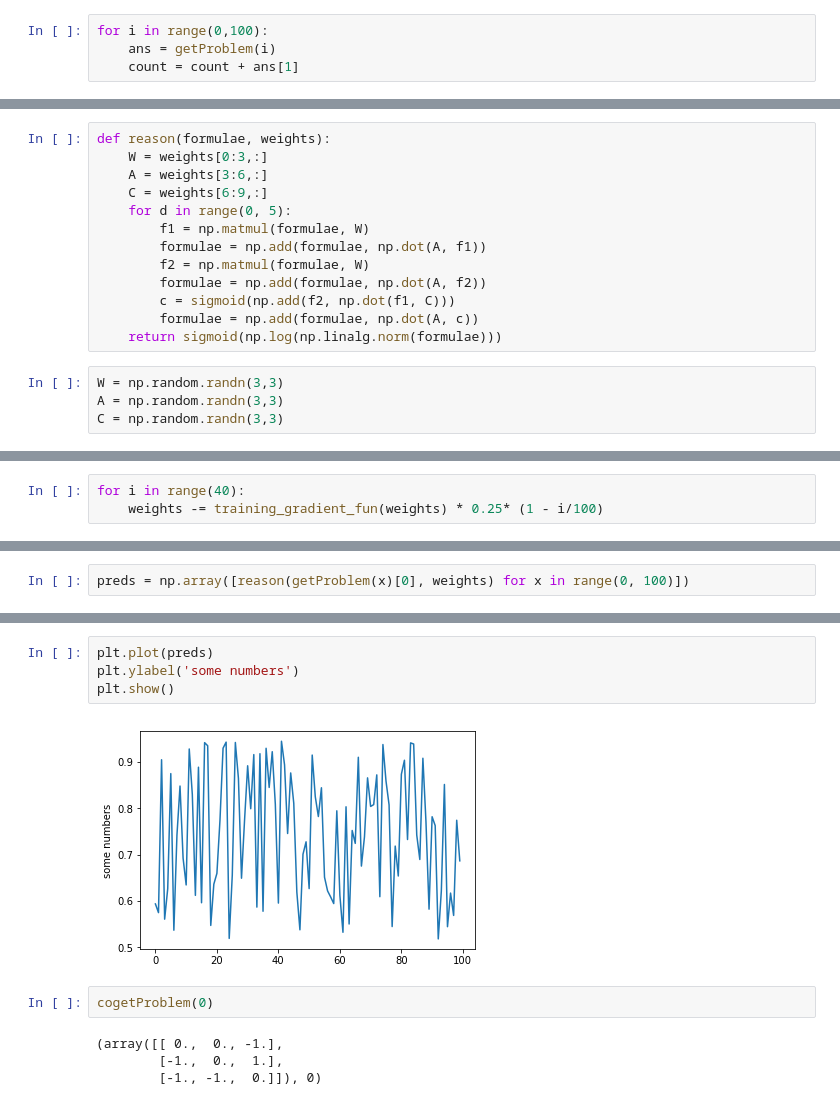
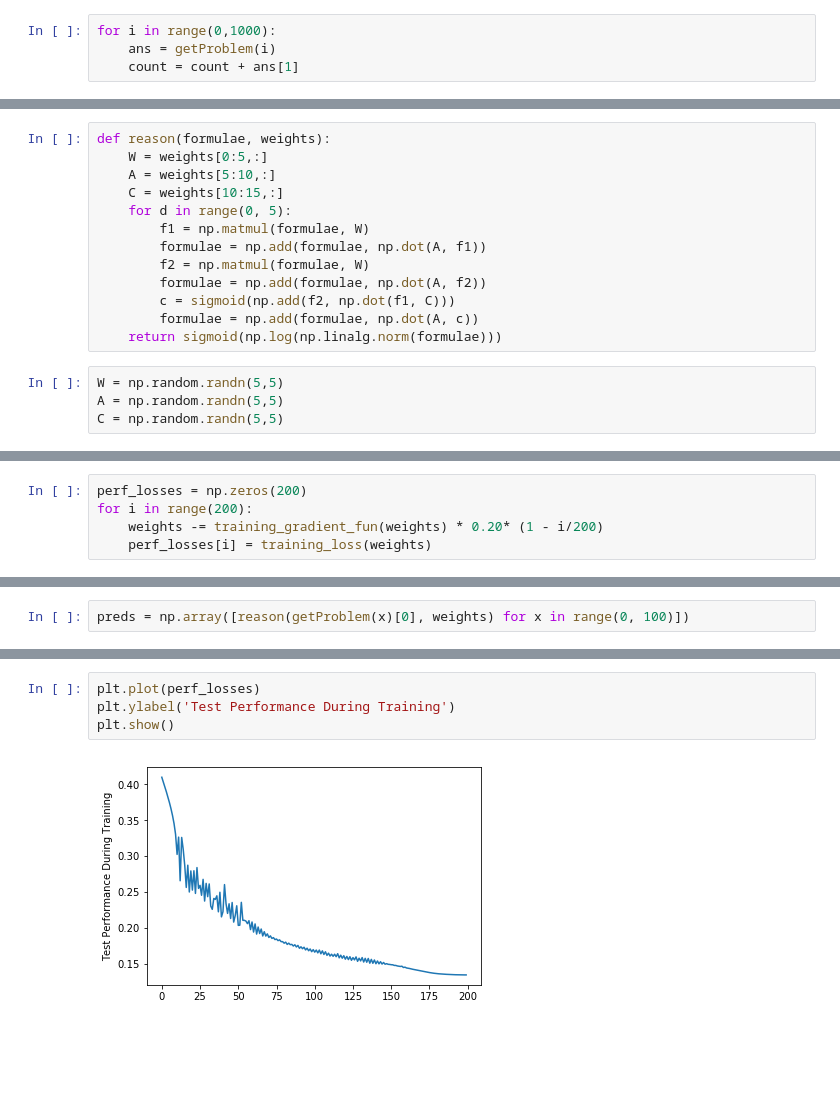
Before and after one commit to naveensundarg/DLReasoner, a Jupyter notebook: exp1.ipynb, the cells around one changed output, grey strips where cells are left out. Drawn from its saved outputs; the diff is of its cells as text; blank space fills up the shorter version.

```diff
--- a/exp1.ipynb
+++ b/exp1.ipynb
@@ -20,7 +45,7 @@ def getTestProblem(id):
 # %%
 count = 0
 # %%
-for i in range(0,100):
+for i in range(0,1000):
     ans = getProblem(i)
     count = count + ans[1]
 # %%
@@ -36,9 +61,9 @@ def logistic_predictions(weights, inputs):
     return sigmoid(np.dot(inputs, weights))
 # %%
 def reason(formulae, weights):
-    W = weights[0:3,:]
-    A = weights[3:6,:]
-    C = weights[6:9,:]
+    W = weights[0:5,:]
+    A = weights[5:10,:]
+    C = weights[10:15,:]
     for d in range(0, 5):
         f1 = np.matmul(formulae, W)
         formulae = np.add(formulae, np.dot(A, f1))
@@ -48,8 +73,8 @@ def reason(formulae, weights):
         formulae = np.add(formulae, np.dot(A, c))
     return sigmoid(np.log(np.linalg.norm(formulae)))
 # %%
-W = np.random.randn(3,3)
-A = np.random.randn(3,3)
-C = np.random.randn(3,3)
+W = np.random.randn(5,5)
+A = np.random.randn(5,5)
+C = np.random.randn(5,5)
 # %%
 weights = np.vstack([W, A, C])
@@ -108,6 +157,8 @@ array([[ -1.68124683e-01,   3.00228747e-02,  -9.14078600e-02],
 # %%
-for i in range(40):
-    weights -= training_gradient_fun(weights) * 0.25* (1 - i/100)
+perf_losses = np.zeros(200)
+for i in range(200):
+    weights -= training_gradient_fun(weights) * 0.20* (1 - i/200)
+    perf_losses[i] = training_loss(weights)
 # %%
 print("Trained loss:", training_loss(weights))
 # %% [output]
@@ -135,14 +186,8 @@ preds[preds<preds.mean()-1*preds.std()].size
 # %%
-plt.plot(preds)
-plt.ylabel('some numbers')
+plt.plot(perf_losses)
+plt.ylabel('Test Performance During Training')
 plt.show()
 # %% [output]
-[figure, old version]
+[figure, new version]
-# %%
-cogetProblem(0)
-# %% [output]
-(array([[ 0.,  0., -1.],
-        [-1.,  0.,  1.],
-        [-1., -1.,  0.]]), 0)
 # %%
 correct= 0
```
Also changed, not shown: parts of 20 cells of this notebook, 2 other files.
